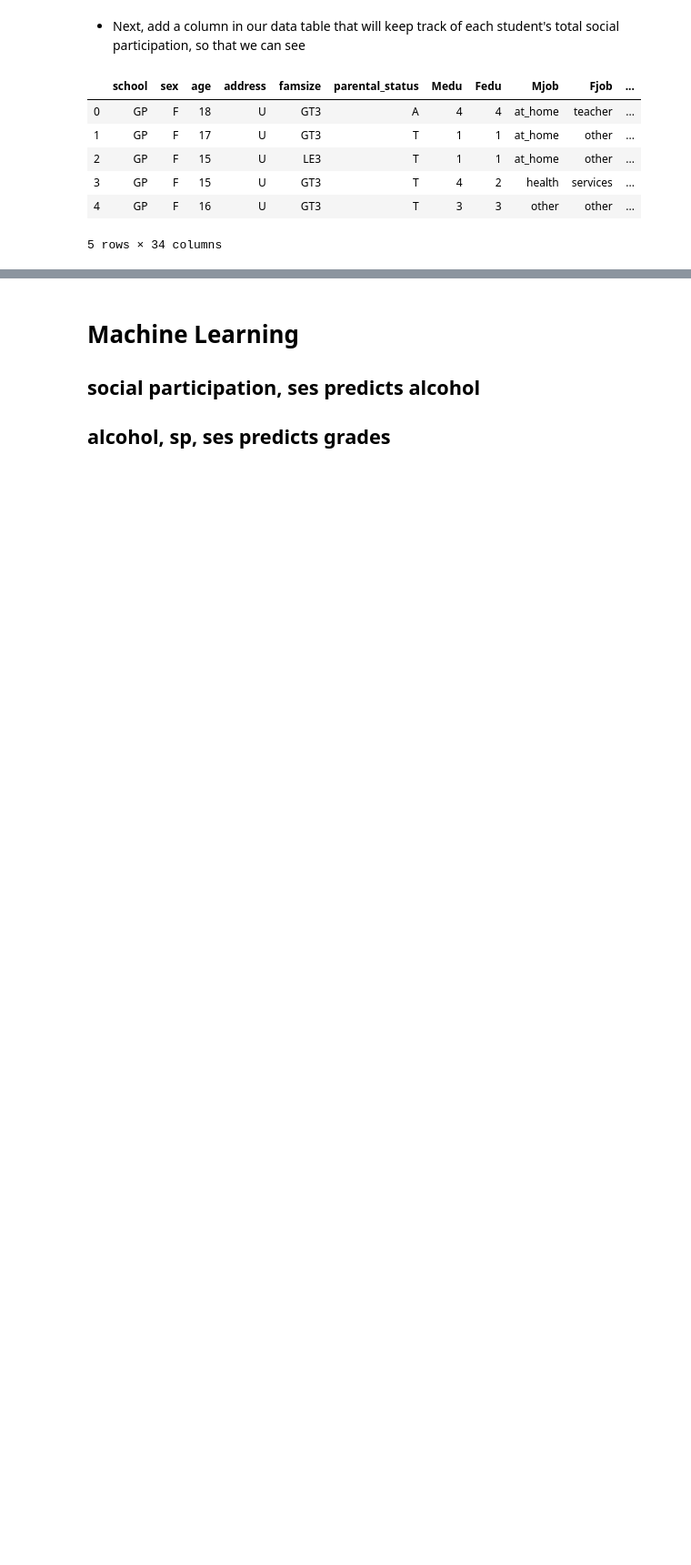
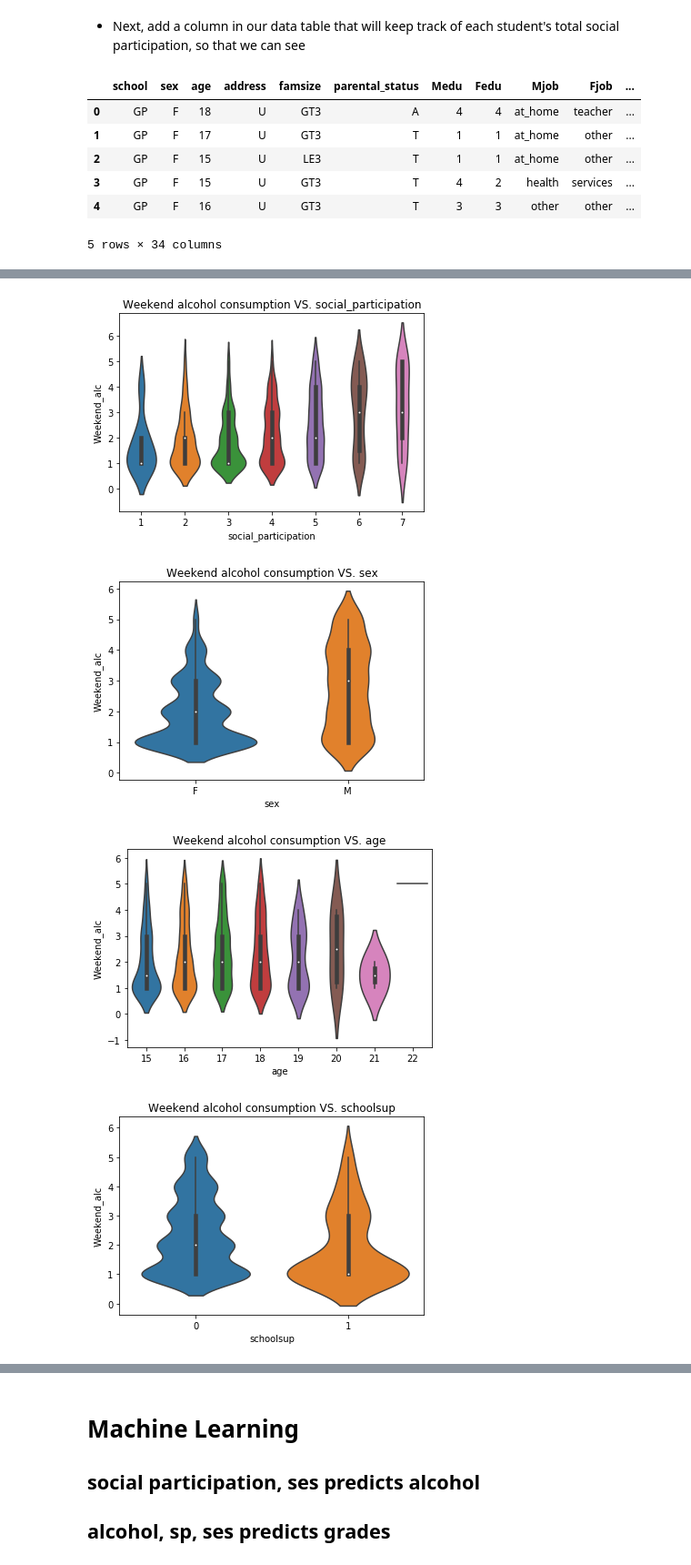
Before and after one commit to natanoliff/natanoliff.github.io, a Jupyter notebook: Alcohol_Consumption.ipynb, the cells around one changed output, grey strips where cells are left out. Shown: that part at 91% size. Drawn from its saved outputs; the diff is of its cells as text; code cells hidden in the pictures; blank space fills up the shorter version.

Commit message:
showed all plots with some correlation

```diff
--- a/Alcohol_Consumption.ipynb
+++ b/Alcohol_Consumption.ipynb
@@ -111,20 +97,0 @@ data.head()
-# %%
-print(data.columns)
-fig, ax = plt.subplots()
-x = data.studytime
-y = data.Dalc
-sns.violinplot(x=x, y = y)
-sns.countplot(x='Dalc', data=data)
-fig, ax = plt.subplots()
-sns.countplot(x='Walc', data=data)
-for col in data.columns:
-    fig, ax = plt.subplots()
-
-    x = col
-    y = y
-#     b, m = polyfit(x, y, 1)
-#     plt.plot(x, y, '.')
-#     plt.plot(x, b + m * x, '-')
-#     plt.show()
-    plt.title(col)
-    #sns.violinplot(x=data[x], y=y)
@@ -152,0 +100,12 @@ high correlations walc: failures, studytime, sex, age, school support, freetime,
+# %%
+for col in ['social_participation','sex','age','schoolsup','freetime','Weekday_alc','G3']:
+    fig, ax = plt.subplots()
+    x = col
+    y = data.Weekend_alc
+    plt.title("Weekend alcohol consumption VS. " + col)
+    sns.violinplot(x=data[x], y=y)
+# %% [output]
+[figure, added]
+[figure, added]
+[figure, added]
+[figure, added]
```
Also changed, not shown: parts of 8 cells of this notebook.
